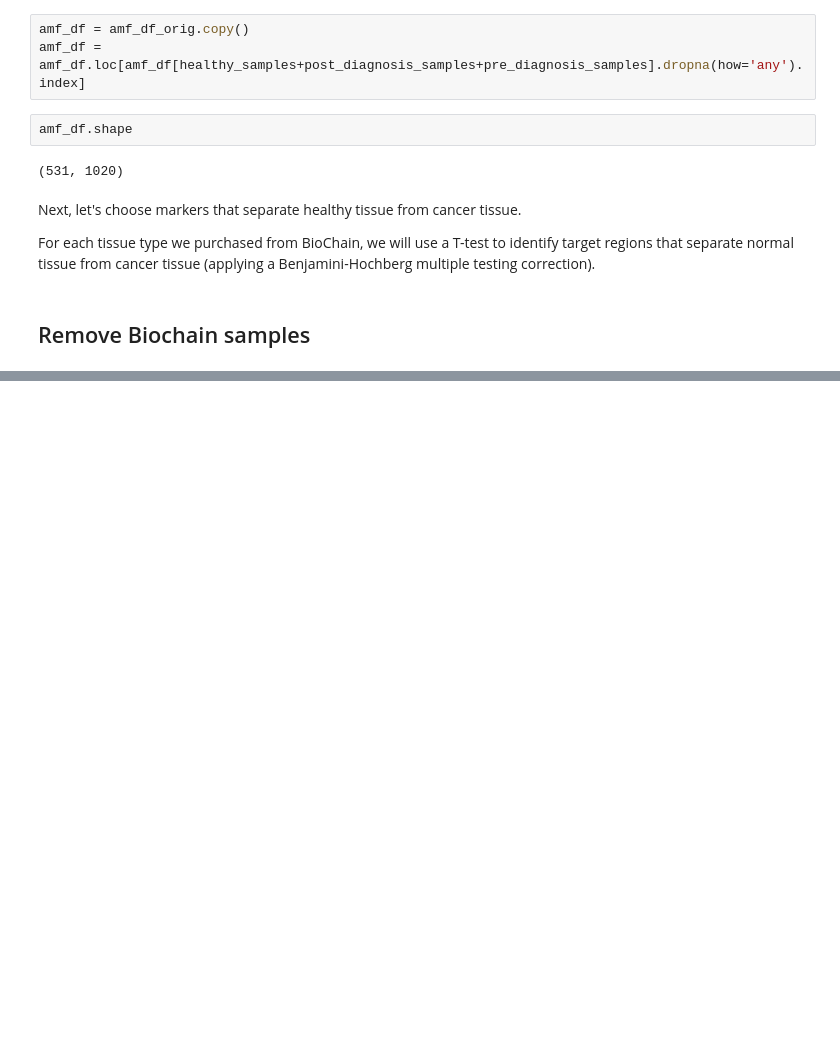
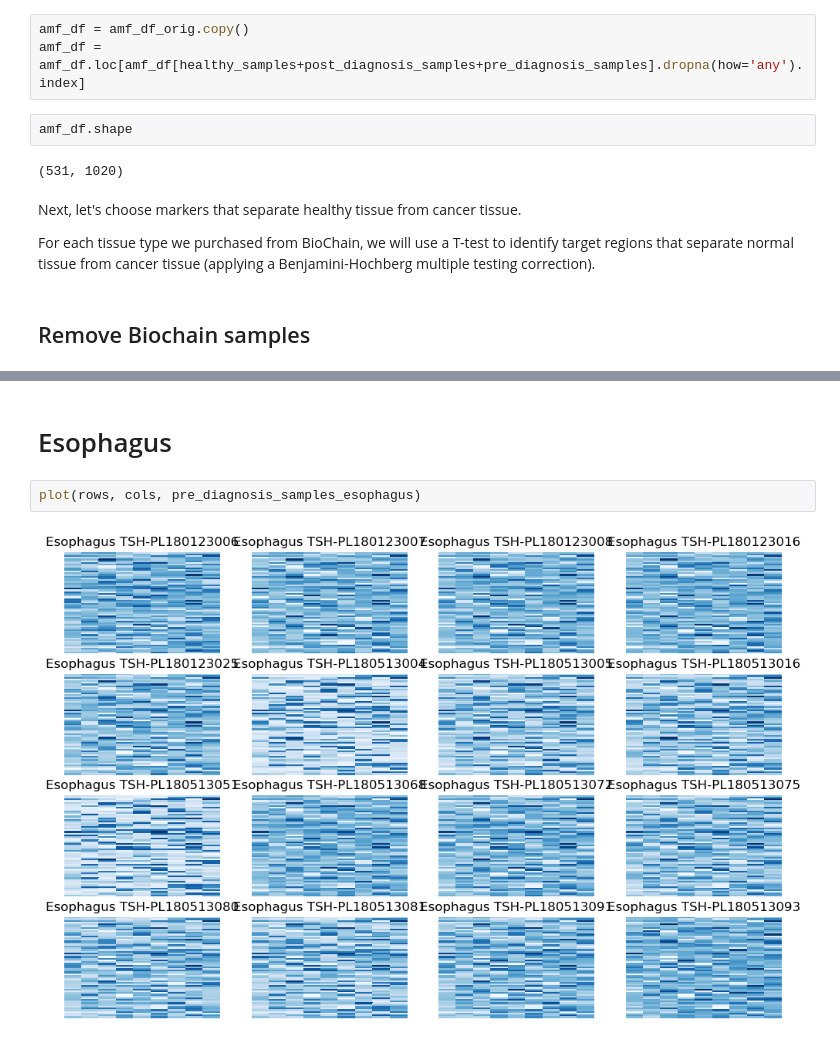
Before and after one commit to d6y/ncomms-20-10056-t, a Jupyter notebook: VisualizePatientData.ipynb, the cells around one changed output, grey strips where cells are left out. Saved outputs shown, nothing was run; the diff lists cells and outputs as text; blank space fills up the shorter version.

```diff
--- a/VisualizePatientData.ipynb
+++ b/VisualizePatientData.ipynb
@@ -157,0 +155,6 @@ plt.show()
+# %% [markdown]
+# Esophagus
+# %%
+plot(rows, cols, pre_diagnosis_samples_esophagus)
+# %% [output]
+[figure, added]
```
Also changed, not shown: parts of 21 cells of this notebook.
